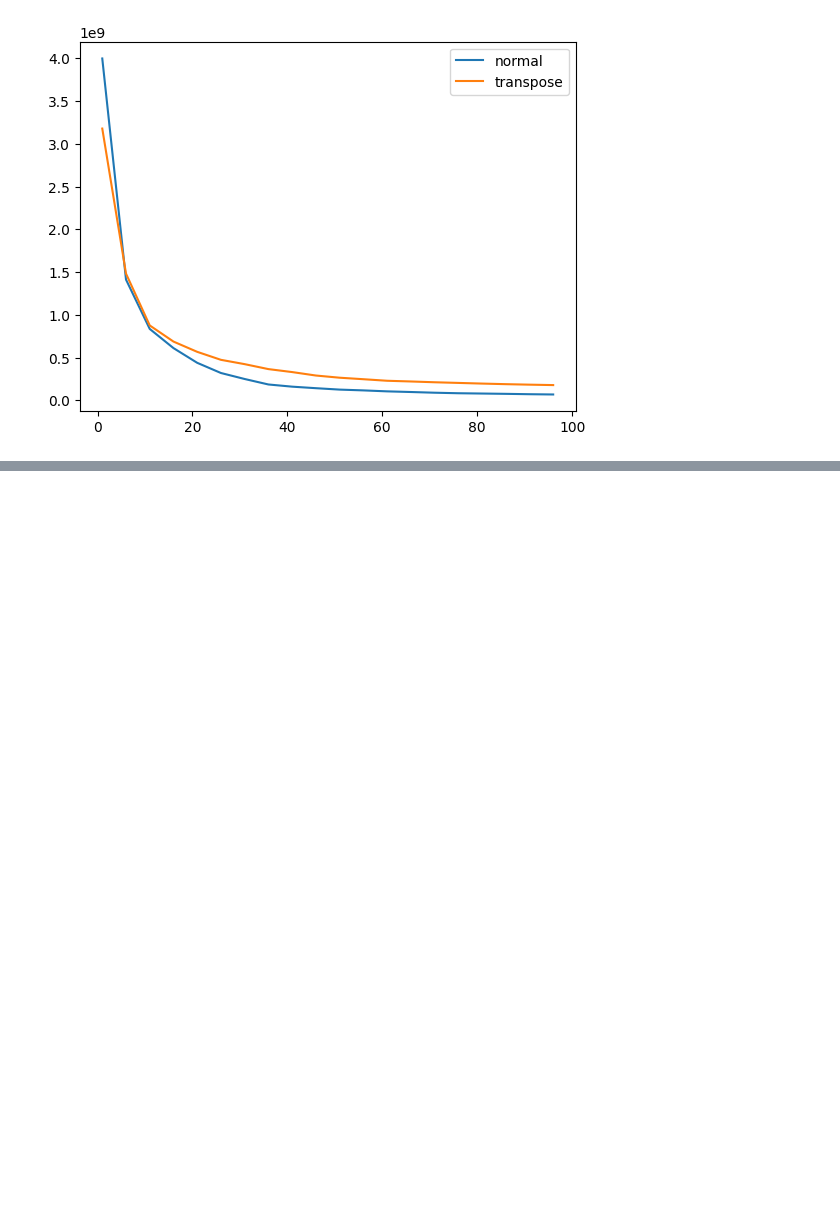
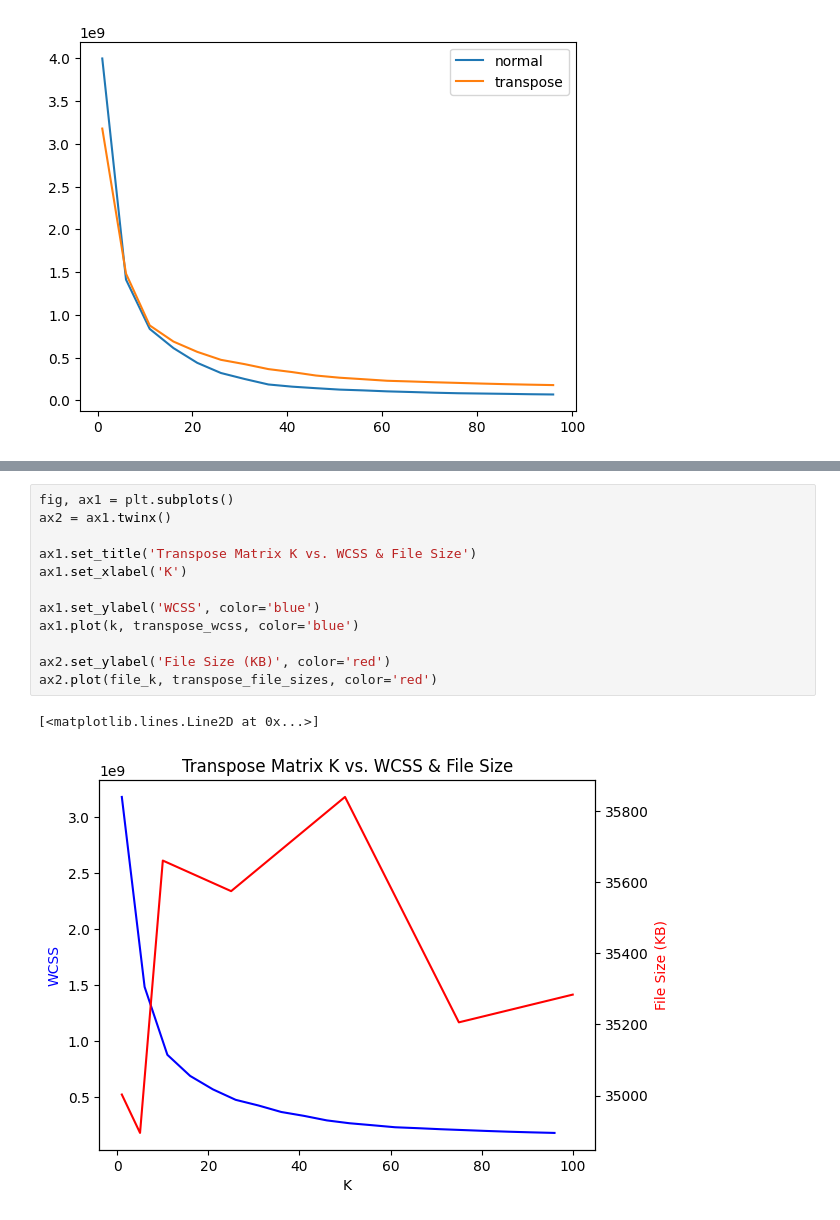
Before and after one commit to nkanchinadam/single-cell-matrix-compression, a Jupyter notebook: k-means.ipynb, the cells around one changed output, grey strips where cells are left out. Cells and saved outputs as stored; diff of their text form; blank space fills up the shorter version.

```diff
--- a/k-means.ipynb
+++ b/k-means.ipynb
@@ -256,0 +282,15 @@ plt.legend()
+# %%
+fig, ax1 = plt.subplots()
+ax2 = ax1.twinx()
+
+ax1.set_title('Transpose Matrix K vs. WCSS & File Size')
+ax1.set_xlabel('K')
+
+ax1.set_ylabel('WCSS', color='blue')
+ax1.plot(k, transpose_wcss, color='blue')
+
+ax2.set_ylabel('File Size (KB)', color='red')
+ax2.plot(file_k, transpose_file_sizes, color='red')
+# %% [output]
+[<matplotlib.lines.Line2D at 0x...>]
+[figure, added]
```
Also changed, not shown: parts of 4 cells of this notebook.
